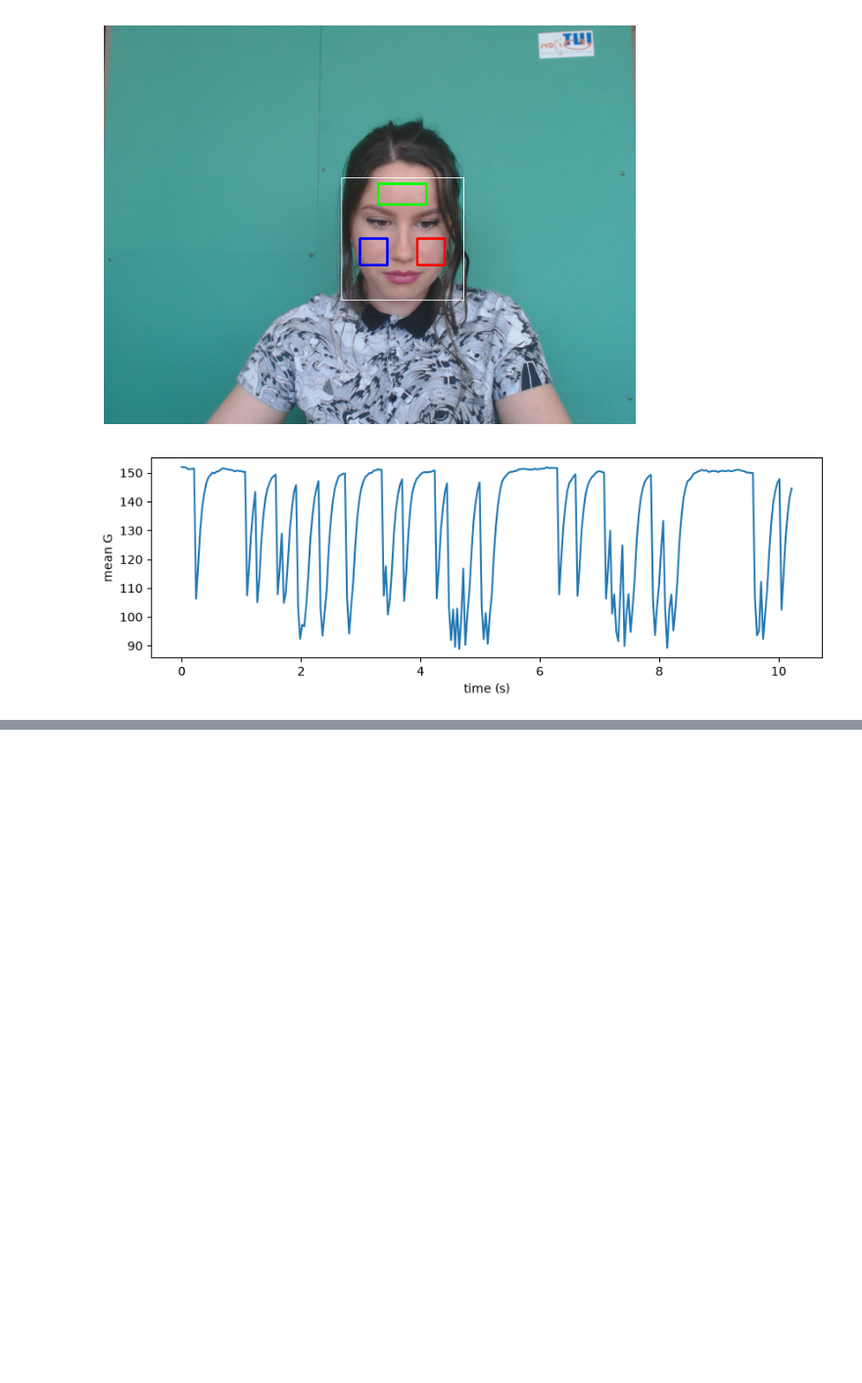
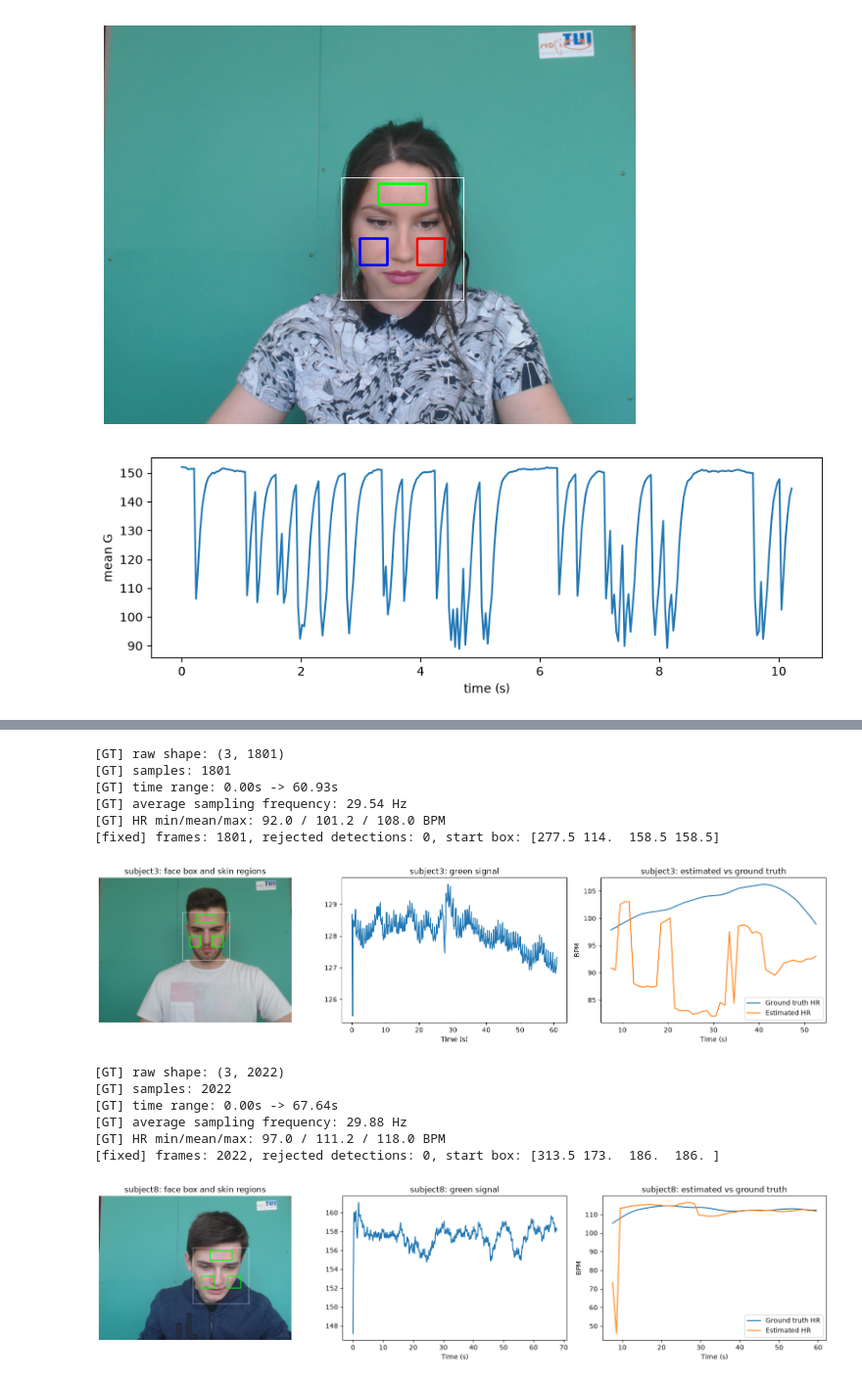
Before and after one commit to DuaShafiq123/HealthSync.ai, a Jupyter notebook: explore.ipynb, the cells around one changed output, grey strips where cells are left out. Shown at 98% size. Drawn from its saved outputs; the diff is of its cells as text; code cells hidden in the pictures; blank space fills up the shorter version.

```diff
--- a/explore.ipynb
+++ b/explore.ipynb
@@ -66,0 +333,77 @@ face detected fraction: 1.0
+# %%
+def get_windows(subject_dir, win_sec=15, step_sec=1):
+    video_path = os.path.join(subject_dir, "vid.avi")
+    gt = load_ground_truth(os.path.join(subject_dir, "ground_truth.txt"))
+    fs = inspect_video(video_path)["fps"]
+    df = extract_rgb_v2(video_path, max_frames=None, mode="fixed")
+    t = df["time_s"].values
+    g_clean = keep_heart_waves(df["combined_G"].values, fs)
+
+    centers, est, true = [], [], []
+    start = 0.0
+    while start + win_sec <= t[-1]:
+        m = (t >= start) & (t < start + win_sec)
+        bpm_w, _, _ = find_bpm(g_clean[m], fs)
+        m_gt = (gt["time"] >= start) & (gt["time"] < start + win_sec)
+        centers.append(start + win_sec / 2)
+        est.append(bpm_w)
+        true.append(gt["hr"][m_gt].mean())
+        start += step_sec
+    return df, np.array(centers), np.array(est), np.array(true)
+
+def show_roi(subject_dir, n_init=30):
+    # Same starting box as extract_rgb_v2: median of the first detections
+    cap = cv2.VideoCapture(os.path.join(subject_dir, "vid.avi"))
+    dets, first = [], None
+    for i in range(n_init):
+        ok, f = cap.read()
+        if not ok:
+            break
+        if first is None:
+            first = f.copy()
+        b = detect_face_box(f)
+        if b is not None:
+            dets.append(b)
+    cap.release()
+    box = np.median(np.array(dets, dtype=float), axis=0)
+    h_img, w_img = first.shape[:2]
+    x, y, w, h = [int(v) for v in box]
+    cv2.rectangle(first, (x, y), (x + w, y + h), (255, 255, 255), 1)
+    for name, (x1, y1, x2, y2) in skin_regions_from_box(box, w_img, h_img).items():
+        cv2.rectangle(first, (x1, y1), (x2, y2), (0, 255, 0), 2)
+    return cv2.cvtColor(first, cv2.COLOR_BGR2RGB)
+
+for s in ["subject3", "subject8"]:
+    d = os.path.join("DATASET_2", s)
+    df_s, centers, est, true = get_windows(d)
+
+    fig, ax = plt.subplots(1, 3, figsize=(16, 4))
+    ax[0].imshow(show_roi(d))
+    ax[0].set_title(f"{s}: face box and skin regions")
+    ax[0].axis("off")
+    ax[1].plot(df_s["time_s"], df_s["combined_G"])
+    ax[1].set_title(f"{s}: green signal")
+    ax[1].set_xlabel("Time (s)")
+    ax[2].plot(centers, true, label="Ground truth HR")
+    ax[2].plot(centers, est, label="Estimated HR")
+    ax[2].set_title(f"{s}: estimated vs ground truth")
+    ax[2].set_xlabel("Time (s)")
+    ax[2].set_ylabel("BPM")
+    ax[2].legend()
+    plt.tight_layout()
+    plt.show()
+# %% [output]
+[GT] raw shape: (3, 1801)
+[GT] samples: 1801
+[GT] time range: 0.00s -> 60.93s
+[GT] average sampling frequency: 29.54 Hz
+[GT] HR min/mean/max: 92.0 / 101.2 / 108.0 BPM
+[fixed] frames: 1801, rejected detections: 0, start box: [277.5 114.  158.5 158.5]
+[figure, added]
+[GT] raw shape: (3, 2022)
+[GT] samples: 2022
+[GT] time range: 0.00s -> 67.64s
+[GT] average sampling frequency: 29.88 Hz
+[GT] HR min/mean/max: 97.0 / 111.2 / 118.0 BPM
+[fixed] frames: 2022, rejected detections: 0, start box: [313.5 173.  186.  186. ]
+[figure, added]
```
Also changed, not shown: parts of 18 cells of this notebook.
